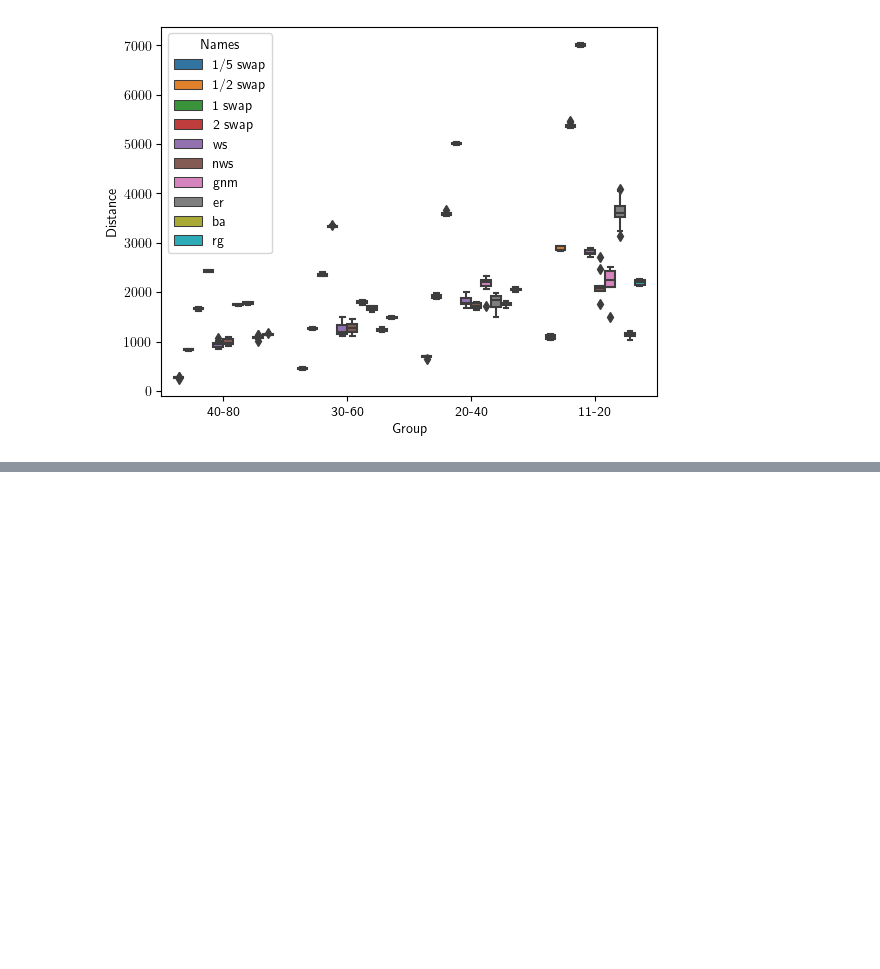
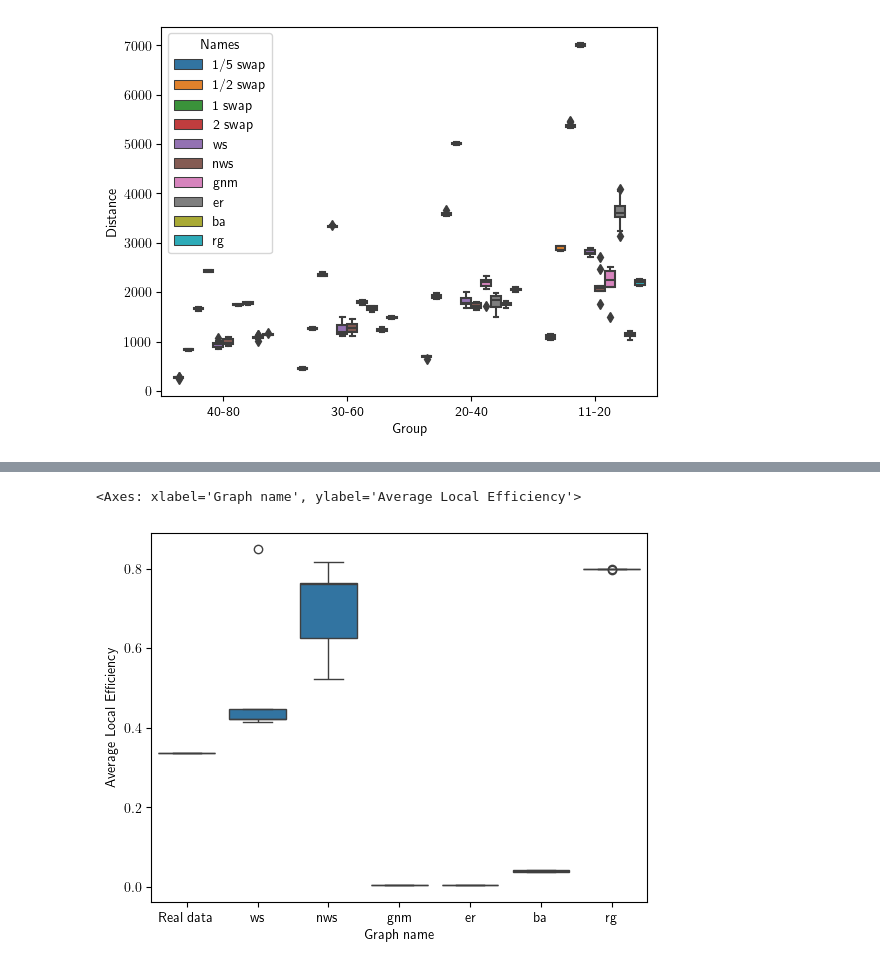
Before and after one commit to etscheelk/2024SummerTopo, a Jupyter notebook: Lucia/data-2.ipynb, the cells around one changed output, grey strips where cells are left out. Cells and saved outputs as stored; diff of their text form; code cells hidden in the pictures; blank space fills up the shorter version.

```diff
--- a/Lucia/data-2.ipynb
+++ b/Lucia/data-2.ipynb
@@ -1840,0 +2084,3 @@ sns.boxplot(data=df_dist_all, x="Group", y="Distance", hue="Names")
+# %%
+df_real_11_90 = network_property([G],"Real data")
+da_all_real_11_90 = pd.concat([df_real_11_90, df_all_11_90], axis = 0)
@@ -1840,0 +2112,5 @@ sns.boxplot(data=df_dist_all, x="Group", y="Distance", hue="Names")
+# %%
+sns.boxplot(data=da_all_real_11_90, x="Graph name", y="Average Local Efficiency")
+# %% [output]
+<Axes: xlabel='Graph name', ylabel='Average Local Efficiency'>
+[figure, added]
```
Also changed, not shown: parts of 43 cells of this notebook.
